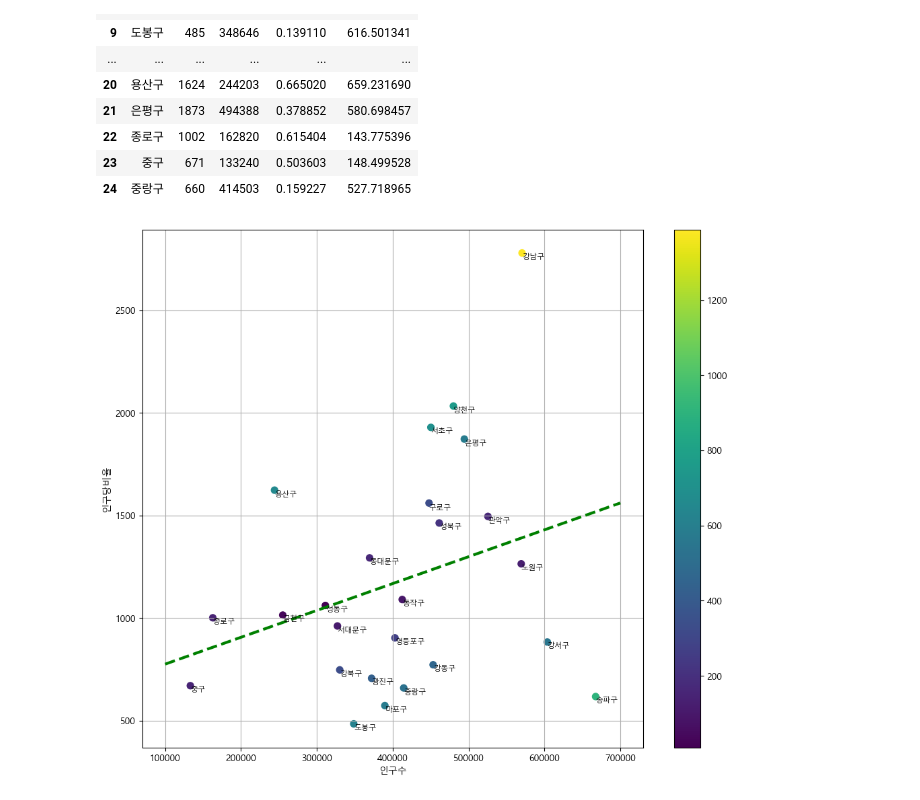
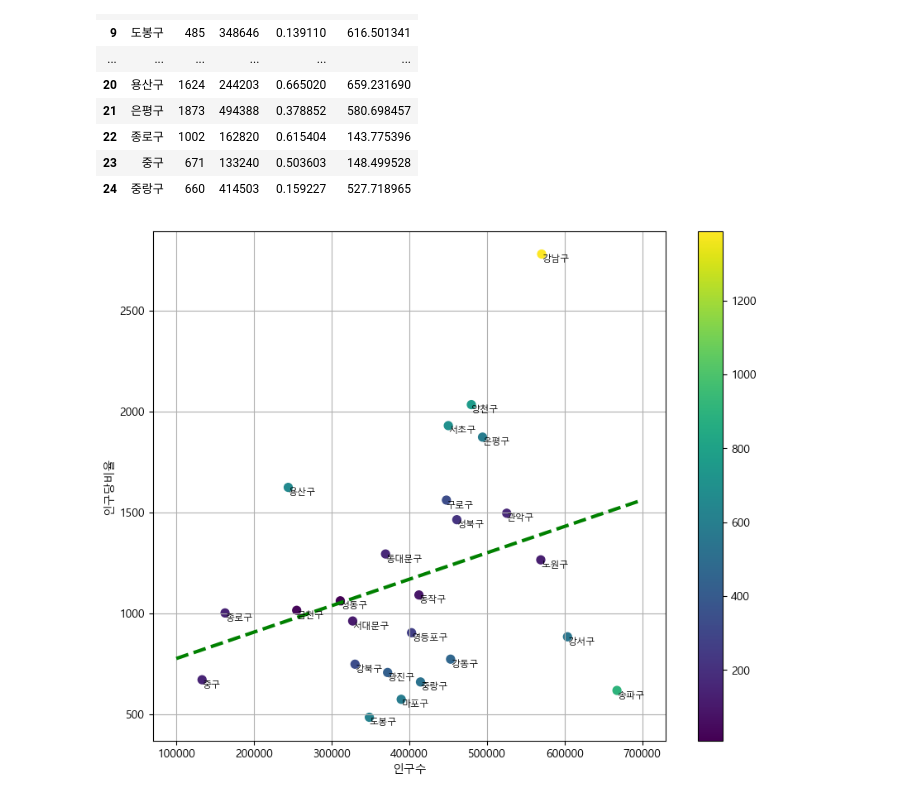
Before and after one commit to lth0813/SeSAC-LECTURE, a Jupyter notebook: 과제/MP2/MP2.ipynb, the cells around one changed output. Cells and saved outputs as stored; diff of their text form; code cells hidden in the pictures.

```diff
--- a/과제/MP2/MP2.ipynb
+++ b/과제/MP2/MP2.ipynb
@@ -37,7 +60,4 @@ data["CCTV비율"] = data["소계"] / data["인구"] * 100
 # %%
 x2 = data.sort_values(by="CCTV비율")["CCTV비율"]
 y2 = data.sort_values(by="CCTV비율")["기관명"]
-# %%
-data.iloc[:,1:3] = data.iloc[:,1:3].astype(int)
-data.iloc[:,3:] = data.iloc[:,3:].astype(float)
 # %%
@@ -103,19 +124,21 @@ data
 | 23 | 중구 | 671 | 133240 | 0.503603 | 148.499528 |
 | 24 | 중랑구 | 660 | 414503 | 0.159227 | 527.718965 |
 # %%
-plt.figure(figsize=(12,10))
+plt.figure(figsize=(10,8))
 plt.scatter(data["인구"], data["소계"], c = data["오차"], s=50)
 plt.plot(fx, f1(fx), linestyle = "dashed", color = 'g', lw=3)
 
 plt.xlabel("인구수")
 plt.ylabel("인구당비율")
 
+# 각 구 이름을 그래프에 텍스트로 출력하기
 for i in range(len(data)):
     plt.text(data["인구"].iloc[i], data["소계"].iloc[i], data["기관명"].iloc[i],
              fontsize=8, color='black', ha='left', va='top')
+
 plt.colorbar()
 plt.grid()
 plt.show()
 # %% [output]
-[figure, old version]
+[figure, new version]
 # %%
```
Also changed, not shown: parts of 15 cells of this notebook, 16 other files.
